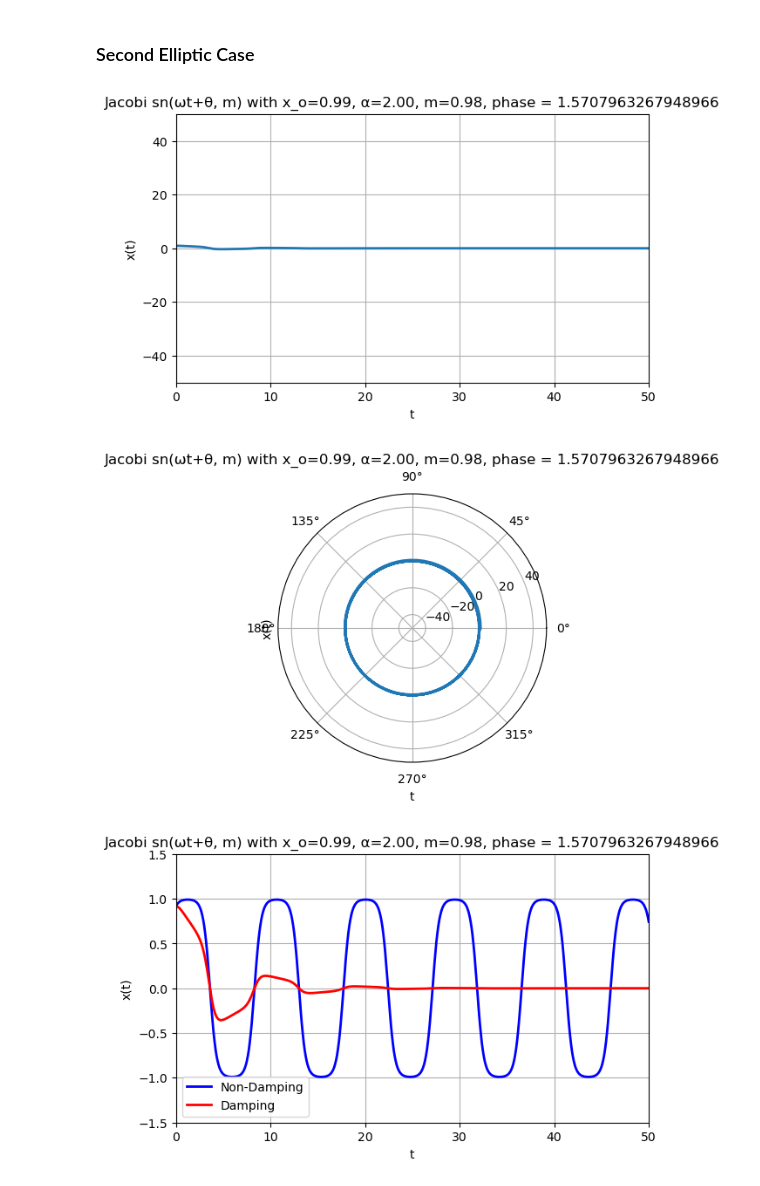
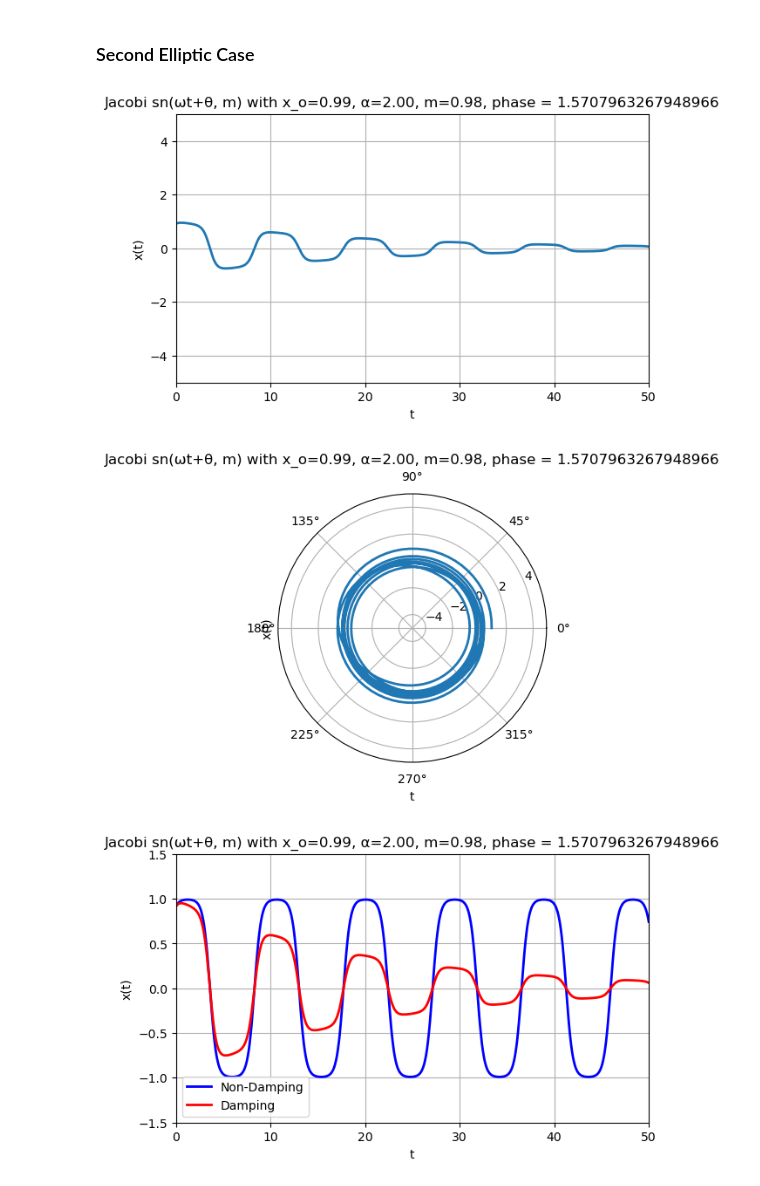
Before and after one commit to drraurau/Browndwarfs_Cloud, a Jupyter notebook: ODEequations.ipynb, the cells around one changed output. Saved outputs shown, nothing was run; the diff lists cells and outputs as text; code cells hidden in the pictures.

```diff
--- a/ODEequations.ipynb
+++ b/ODEequations.ipynb
@@ -16,7 +16,7 @@ def set_params(x_o, alpha, beta, phase):
 
 #params = @interact(params = set_params(0.1, 5, 0.05), params = set_params(0, 15, 0.1), params = set_params(0, 5, 0.1), params = set_params(0, 2*np.pi, 0.1))
 
-params = set_params(0.99, 2, 0.2,np.pi/2)
+params = set_params(0.99, 2, 0.05,np.pi/2)
 
 
 
@@ -251,37 +251,37 @@ def plot_elliptic2(params):
 
     x4 = x_sn2(t, params)
 
     plt.figure(figsize=(7, 4))
     plt.plot(t, x4, lw=2)
     plt.title(f"Jacobi sn(ωt+θ, m) with x_o={params['amplitude']:.2f}, α={params['alphaconstant']:.2f}, m={modulus(params):.2f}, phase = {params['phase']}")
     plt.xlabel("t")
     plt.ylabel("x(t)")
     plt.grid(True)
-    plt.ylim(-50, 50)
+    plt.ylim(-5, 5)
     plt.xlim(0,50)
     plt.show()
 
 
 plot_elliptic2(params)
 
 def plot_elliptic_polar2(params):
 
     x4_p = x_sn2(t, params)
 
     plt.figure(figsize=(7, 4))
     plt.polar(t, x4_p, lw=2)
     plt.title(f"Jacobi sn(ωt+θ, m) with x_o={params['amplitude']:.2f}, α={params['alphaconstant']:.2f}, m={modulus(params):.2f}, phase = {params['phase']}")
     plt.xlabel("t")
     plt.ylabel("x(t)")
     plt.grid(True)
-    plt.ylim(-50, 50)
+    plt.ylim(-5, 5)
     plt.show()
 
 
 plot_elliptic_polar2(params)
 # %% [output]
-[figure, old version]
+[figure, new version]
-[figure, old version]
+[figure, new version]
 # %%
 """
 plt.plot(t,x(params,t), color="blue")
@@ -320,4 +320,4 @@ plt.xlim(0,50)
 plt.legend()
 plt.show()
 # %% [output]
-[figure, old version]
+[figure, new version]
```
Also changed, not shown: parts of 1 cell of this notebook.
